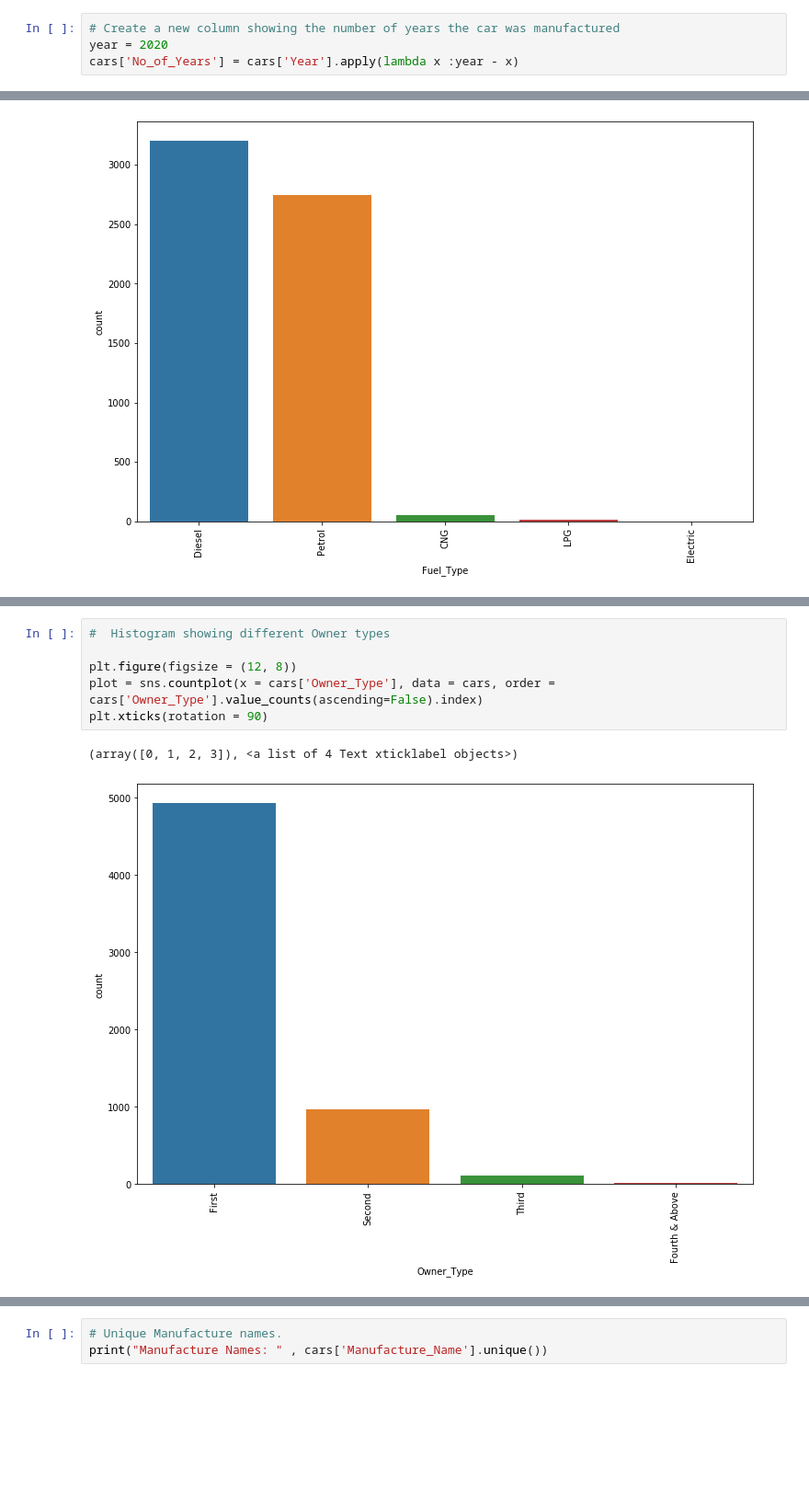
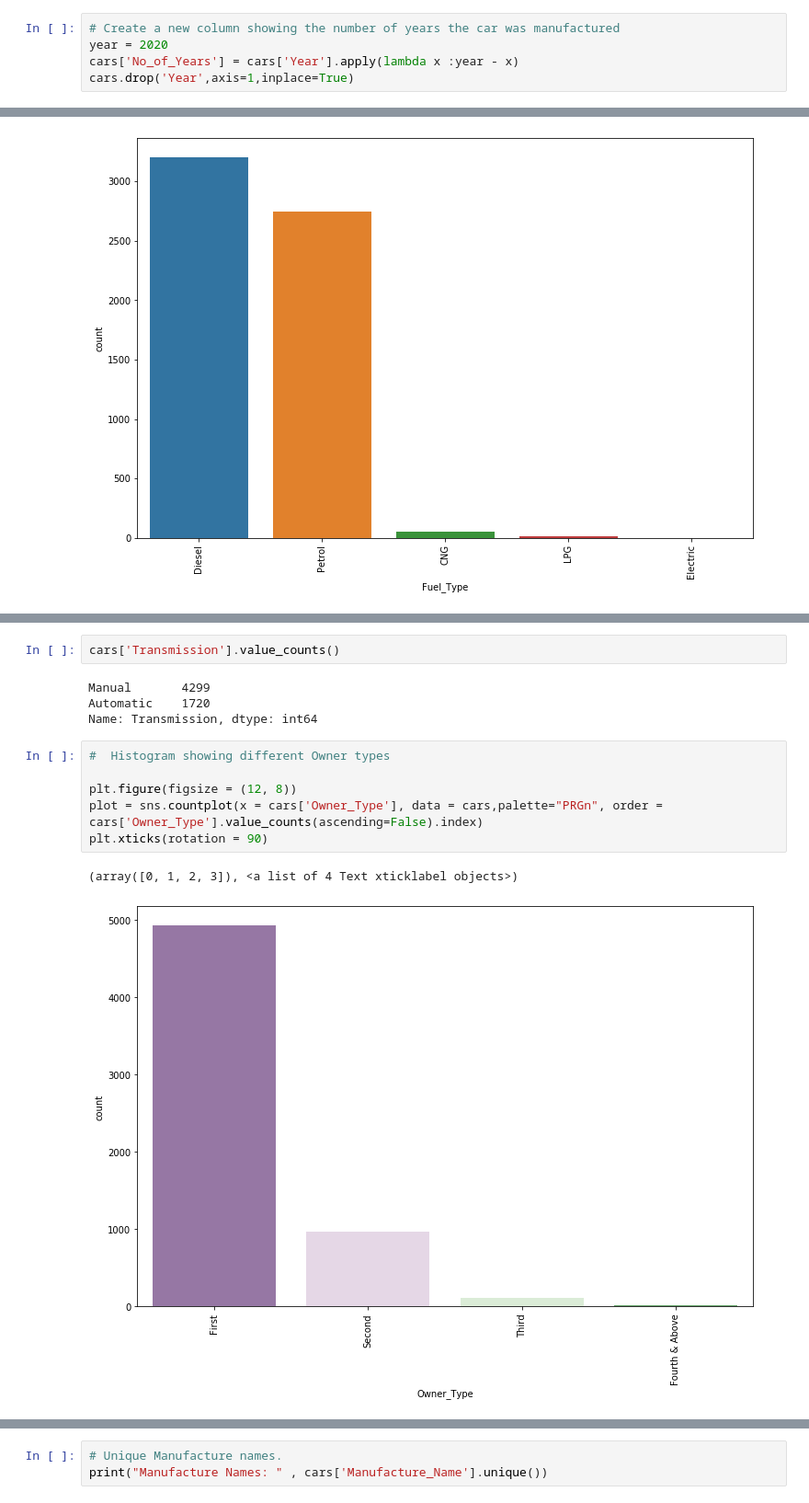
Before and after one commit to DAB-400-Capstone/Final-project, a Jupyter notebook: Data Exploration.ipynb, the cells around one changed output, grey strips where cells are left out. Shown at 92% size. Saved outputs shown, nothing was run; the diff lists cells and outputs as text; blank space fills up the shorter version.

```diff
--- a/Data Exploration.ipynb
+++ b/Data Exploration.ipynb
@@ -237,6 +237,7 @@ memory usage: 564.4+ KB
 # Create a new column showing the number of years the car was manufactured
 year = 2020
 cars['No_of_Years'] = cars['Year'].apply(lambda x :year - x)
+cars.drop('Year',axis=1,inplace=True)
 # %%
 # Look at the first 5 rows
 
@@ -314,9 +325,15 @@ plt.xticks(rotation = 90)
+# %%
+cars['Transmission'].value_counts()
+# %% [output]
+Manual       4299
+Automatic    1720
+Name: Transmission, dtype: int64
 # %%
 #  Histogram showing different Owner types
 
 plt.figure(figsize = (12, 8))
-plot = sns.countplot(x = cars['Owner_Type'], data = cars, order = cars['Owner_Type'].value_counts(ascending=False).index)
+plot = sns.countplot(x = cars['Owner_Type'], data = cars,palette="PRGn", order = cars['Owner_Type'].value_counts(ascending=False).index)
 plt.xticks(rotation = 90)
 # %% [output]
 (array([0, 1, 2, 3]), <a list of 4 Text xticklabel objects>)
-[figure, old version]
+[figure, new version]
```
Also changed, not shown: parts of 21 cells of this notebook, 3 other files.
